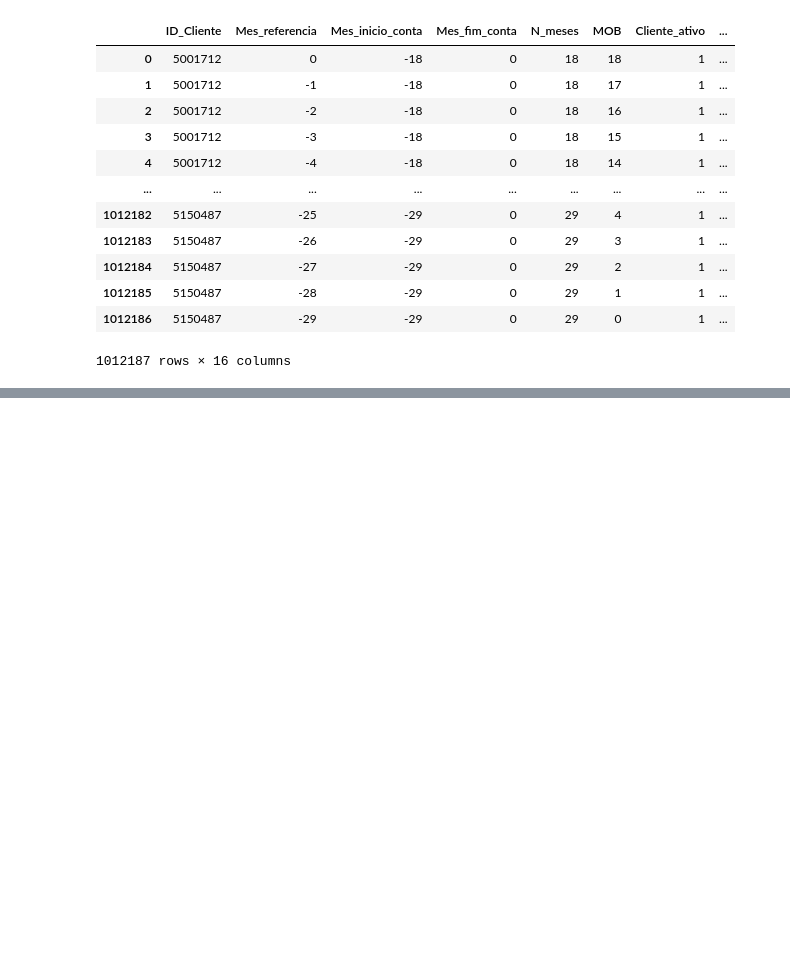
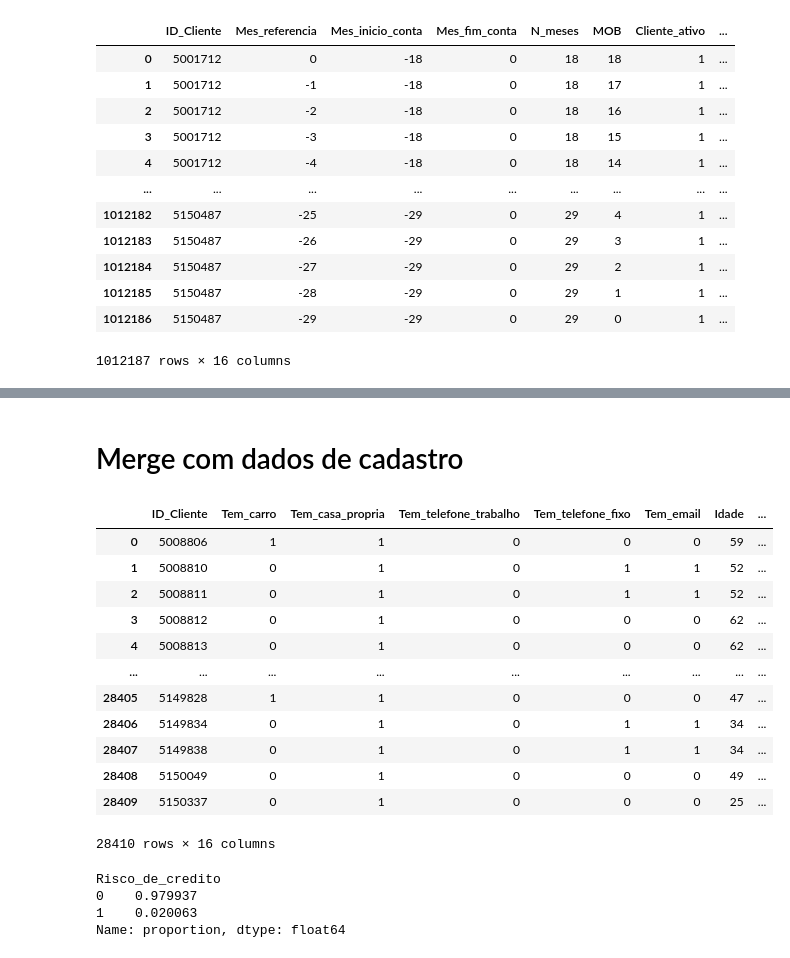
Before and after one commit to jackson-simionato/fase4_pos_tech, a Jupyter notebook: 2_Deploy_de_Aplicacoes/2_2_Criando_Variavel_Target/2_2_Criando_Variavel_Target.ipynb, the cells around one changed output, grey strips where cells are left out. Saved outputs shown, nothing was run; the diff lists cells and outputs as text; code cells hidden in the pictures; blank space fills up the shorter version.

```diff
--- a/2_Deploy_de_Aplicacoes/2_2_Criando_Variavel_Target/2_2_Criando_Variavel_Target.ipynb
+++ b/2_Deploy_de_Aplicacoes/2_2_Criando_Variavel_Target/2_2_Criando_Variavel_Target.ipynb
@@ -262,7 +563,11 @@ df_aprovados_pagadores_filtered.query('Faixa_atraso in [2,3,4]')
 # %%
 def verifica(registros):
   lista_status = registros['Faixa_atraso'].to_list()
-  if '60-89 dias' in lista_status or '90-119 dias' in lista_status or '120-149 dias' in lista_status or '>150 dias' in lista_status:
+  if 4 in lista_status or 5 in lista_status or 6 in lista_status or 7 in lista_status:
     return 1
   else:
     return 0
+# %%
+df_clientes_variavel_target = pd.DataFrame(df_aprovados_pagadores_filtered.groupby('ID_Cliente').apply(verifica)).reset_index()
+df_clientes_variavel_target.columns = ['ID_Cliente','Risco_de_credito']
+df_clientes_variavel_target
@@ -268,0 +588,26 @@ def verifica(registros):
+# %% [markdown]
+# Merge com dados de cadastro
+# %%
+df_cadastrados_target = df_cadastrados.merge(df_clientes_variavel_target, on='ID_Cliente')
+df_cadastrados_target
+# %% [output]
+|  | ID_Cliente | Tem_carro | Tem_casa_propria | Tem_telefone_trabalho | Tem_telefone_fixo | Tem_email | Idade | ... |
+| 0 | 5008806 | 1 | 1 | 0 | 0 | 0 | 59 | ... |
+| 1 | 5008810 | 0 | 1 | 0 | 1 | 1 | 52 | ... |
+| 2 | 5008811 | 0 | 1 | 0 | 1 | 1 | 52 | ... |
+| 3 | 5008812 | 0 | 1 | 0 | 0 | 0 | 62 | ... |
+| 4 | 5008813 | 0 | 1 | 0 | 0 | 0 | 62 | ... |
+| ... | ... | ... | ... | ... | ... | ... | ... | ... |
+| 28405 | 5149828 | 1 | 1 | 0 | 0 | 0 | 47 | ... |
+| 28406 | 5149834 | 0 | 1 | 0 | 1 | 1 | 34 | ... |
+| 28407 | 5149838 | 0 | 1 | 0 | 1 | 1 | 34 | ... |
+| 28408 | 5150049 | 0 | 1 | 0 | 0 | 0 | 49 | ... |
+| 28409 | 5150337 | 0 | 1 | 0 | 0 | 0 | 25 | ... |
+28410 rows × 16 columns
+# %%
+df_cadastrados_target['Risco_de_credito'].value_counts(normalize=True)
+# %% [output]
+Risco_de_credito
+0    0.979937
+1    0.020063
+Name: proportion, dtype: float64
```
Also changed, not shown: parts of 28 cells of this notebook.
